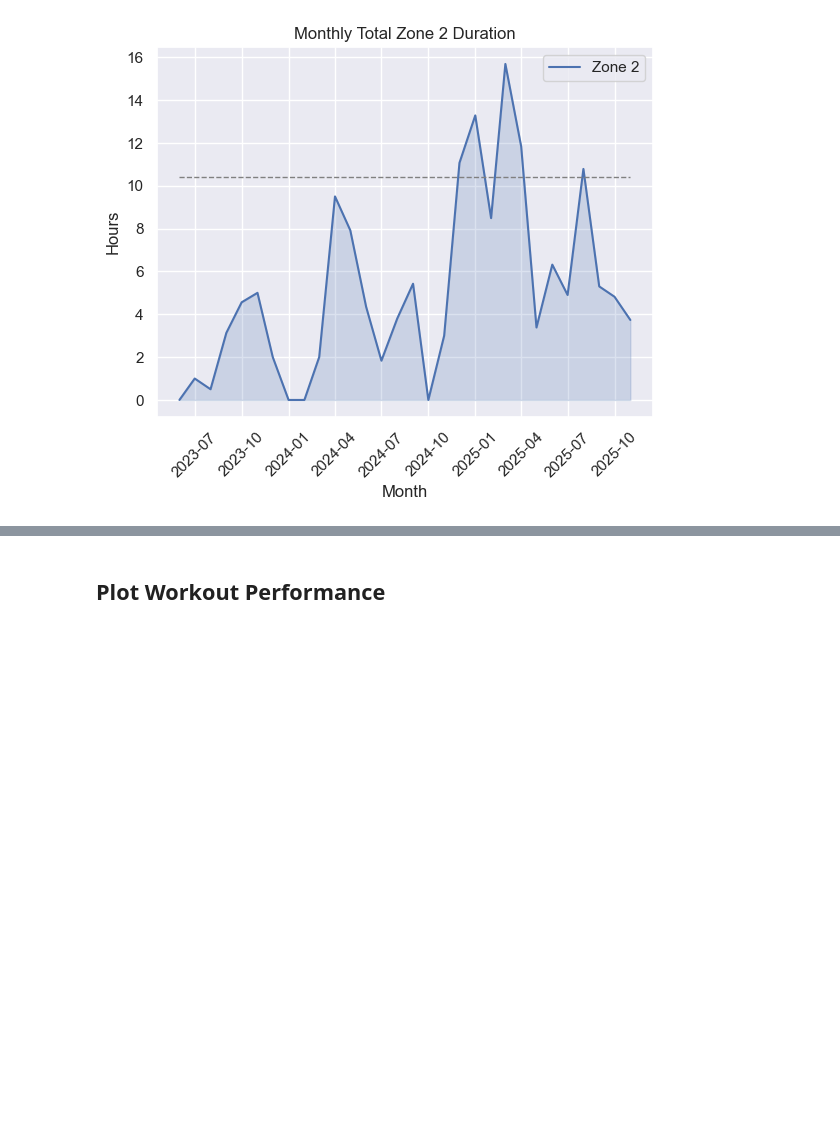
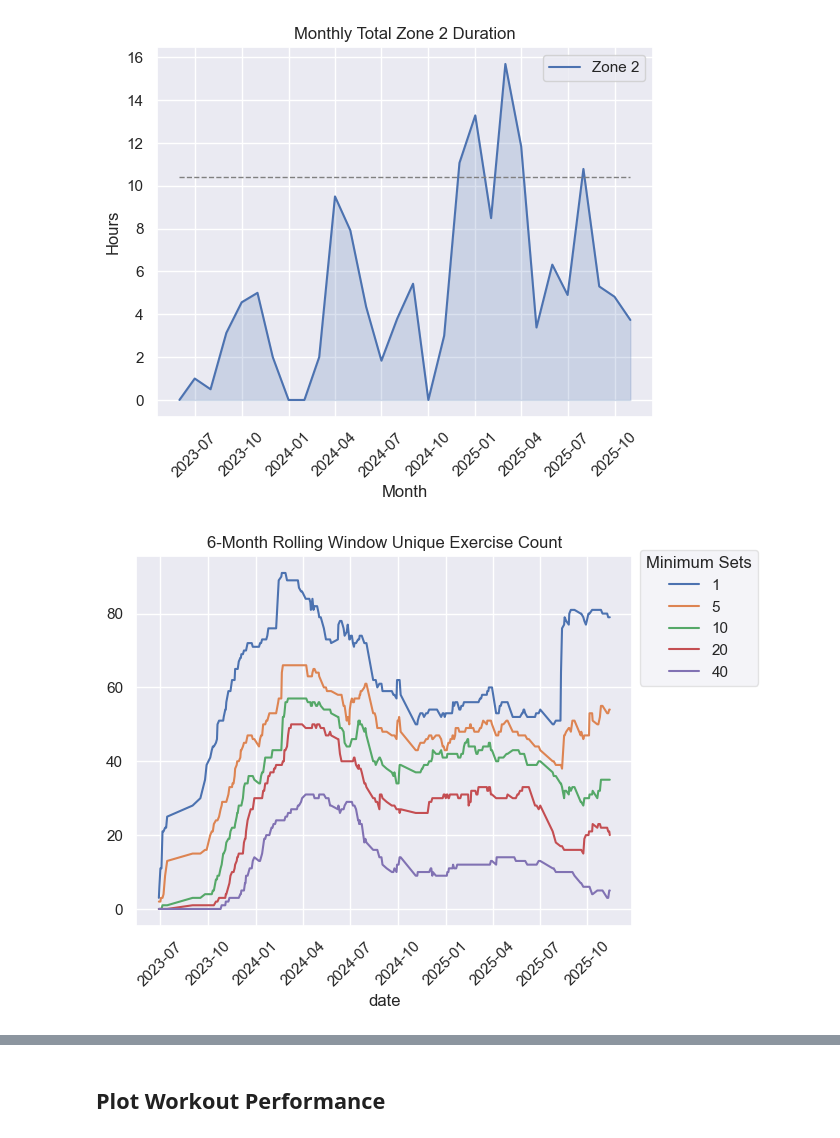
Before and after one commit to sthobbs/exercise-data-analysis, a Jupyter notebook: workout_analysis.ipynb, the cells around one changed output, grey strips where cells are left out. Cells and saved outputs as stored; diff of their text form; code cells hidden in the pictures; blank space fills up the shorter version.

Commit message:
add plots for unique exercise counts

```diff
--- a/workout_analysis.ipynb
+++ b/workout_analysis.ipynb
@@ -2190,3 +2190,65 @@ plot_monthly_values(monthly_workout_df, columns=[column], legend_labels=['Zone 2
                     ylabel='Hours', title='Monthly Total Zone 2 Duration', goals=goal, area=True)
 # %% [output]
 [figure]
+# %%
+# specify parameters
+window_size = 30 * 6  # rolling window size
+thresholds = [1, 5, 10, 20, 40]  # exercise count thresholds to track
+
+# initialize variables
+rolling_window_list = []
+exercise_counts = {}
+threshold_counts = {t: 0 for t in thresholds}
+df = set_df.loc[set_df['workout_type'] == 'lifting', ['date', 'exercise']].copy()
+dates = sorted(df['date'].unique())
+prev_date_lb = dates[0] - timedelta(days=window_size)  # initialize previous date lower bound
+
+# compute rolling window for each date
+for date in dates:
+
+    # add exercise counts for new date
+    exercises_counts_add = df.loc[df['date'] == date, 'exercise'].value_counts().to_dict()
+    for exercise, count in exercises_counts_add.items():
+        # update exercise counts
+        old_count = exercise_counts.get(exercise, 0)
+        new_count = old_count + count
+        exercise_counts[exercise] = new_count
+        # update threshold counts
+        for threshold in threshold_counts:
+            if old_count < threshold and new_count >= threshold:
+                threshold_counts[threshold] = threshold_counts[threshold] + 1
+
+    # remove exercise counts for previous dates
+    date_lb = date - timedelta(days=window_size)
+    mask = (df['date'] >= prev_date_lb) & (df['date'] < date_lb)
+    exercises_counts_remove = df.loc[mask, 'exercise'].value_counts().to_dict()
+    for exercise, count in exercises_counts_remove.items():
+        # update exercise counts
+        old_count = exercise_counts.get(exercise, 0)
+        new_count = old_count - count
+        exercise_counts[exercise] = new_count
+        # update threshold counts
+        for threshold in threshold_counts:
+            if old_count >= threshold and new_count < threshold:
+                threshold_counts[threshold] = threshold_counts[threshold] - 1
+
+    prev_date_lb = date_lb
+
+    # save snapshot of rolling window
+    record = {'date': date} | threshold_counts | {'total_sets': sum(exercise_counts.values())}
+    rolling_window_list.append(record)
+
+df = pd.DataFrame(rolling_window_list)
+df_long = df.melt(id_vars=['date', 'total_sets'], var_name='threshold', value_name='count')  # convert to long format
+
+# plot rolling window
+ax = sns.lineplot(data=df_long, x='date', y='count', hue='threshold', dashes=False, palette='deep')
+plt.xticks(rotation=45)
+plt.title(label="6-Month Rolling Window Unique Exercise Count")
+plt.ylabel('Unique Exercises')
+plt.ylabel(None)
+legend = ax.legend(loc=(1.015, 0.65), title='Minimum Sets')
+legend.get_frame().set_alpha(0.5)
+plt.show()
+# %% [output]
+[figure, added]
```
Also changed, not shown: parts of 4 cells of this notebook.
